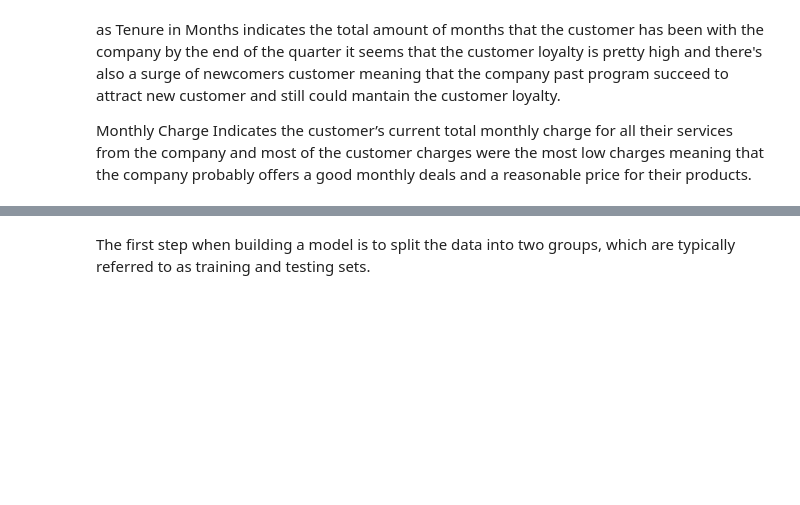
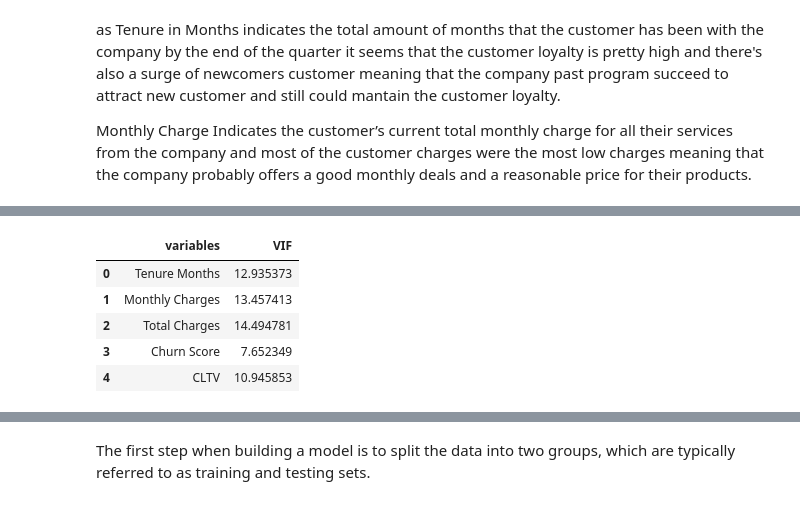
Before and after one commit to andnaufal/Customer-Churn-Analysis-Data-Science-Project, a Jupyter notebook: notebooks/Customer-Churn-Analysis-Project.ipynb, the cells around one changed output, grey strips where cells are left out. Saved outputs shown, nothing was run; the diff lists cells and outputs as text; code cells hidden in the pictures; blank space fills up the shorter version.

```diff
--- a/Customer Churn Analysis Data Science Project.ipynb
+++ b/notebooks/Customer-Churn-Analysis-Project.ipynb
@@ -337,0 +326,21 @@ for column in min_max_columns:
+# %%
+#Check Multicolinearity using VIF----------------------------------------------
+numerical_data = data.select_dtypes(include=[np.number])
+from statsmodels.stats.outliers_influence import variance_inflation_factor
+def calc_vif(X):
+
+    # Calculating VIF
+    vif = pd.DataFrame()
+    vif["variables"] = X.columns
+    vif["VIF"] = [variance_inflation_factor(X.values, i) for i in range(X.shape[1])]
+
+    return(vif)
+
+calc_vif(numerical_data)
+# %% [output]
+|  | variables | VIF |
+| 0 | Tenure Months | 12.935373 |
+| 1 | Monthly Charges | 13.457413 |
+| 2 | Total Charges | 14.494781 |
+| 3 | Churn Score | 7.652349 |
+| 4 | CLTV | 10.945853 |
```
Also changed, not shown: parts of 87 cells of this notebook, 31 other files.
